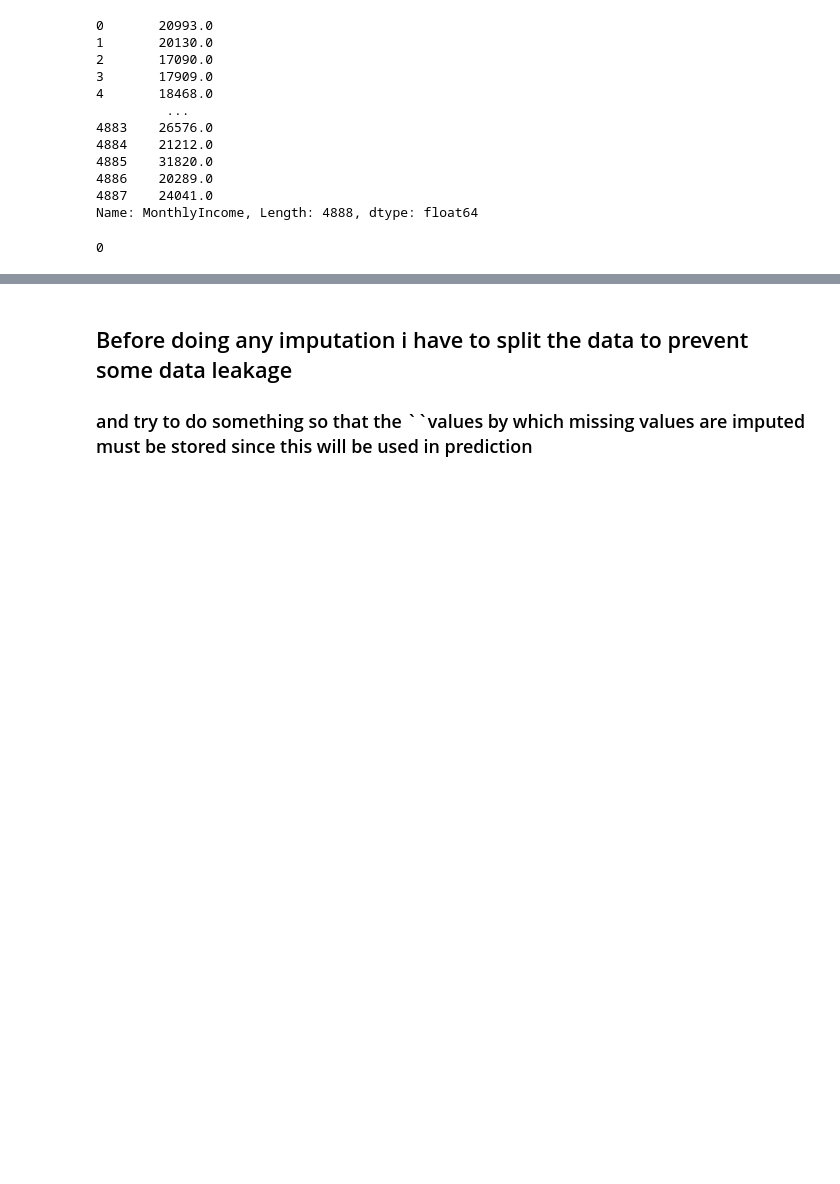
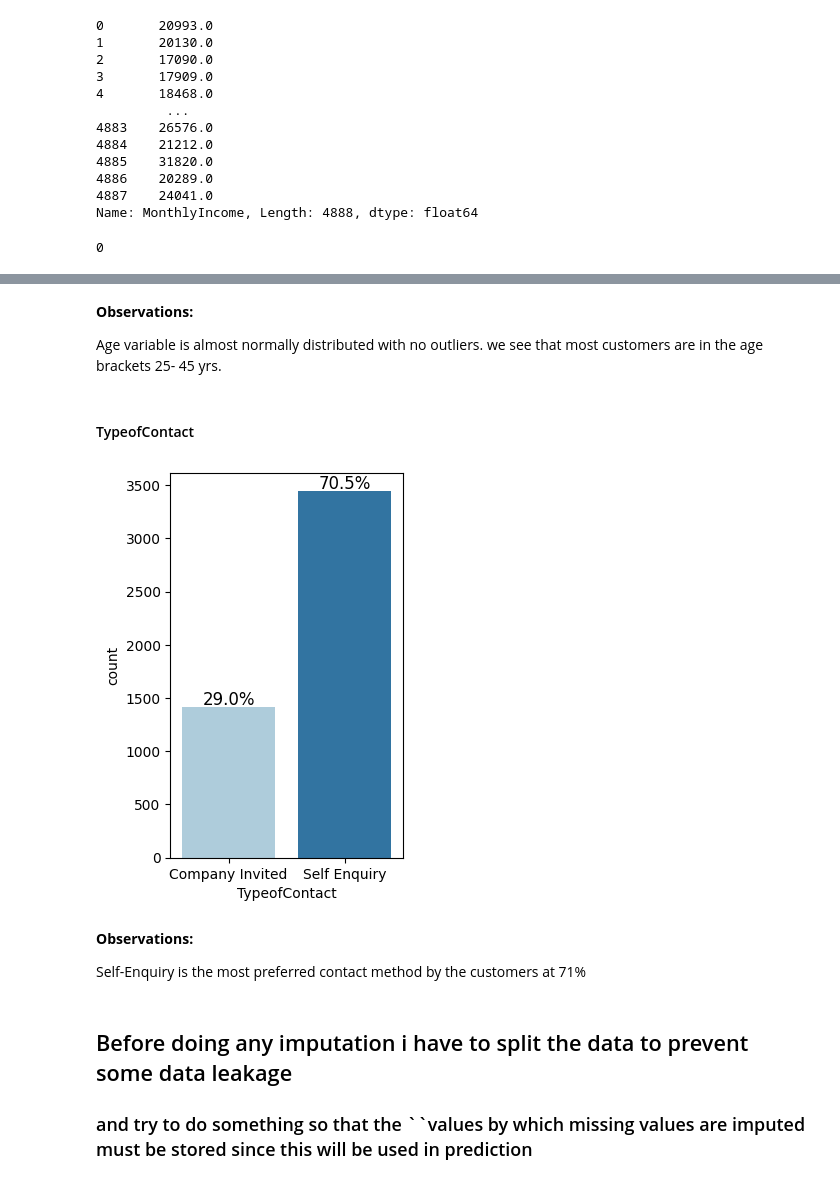
Before and after one commit to Kirtimaanwani/Travel-package-purchase-prediction, a Jupyter notebook: notebooks/problem-statement-and-EDA.ipynb, the cells around one changed output, grey strips where cells are left out. Cells and saved outputs as stored; diff of their text form; code cells hidden in the pictures; blank space fills up the shorter version.

```diff
--- a/notebooks/problem-statement-and-EDA.ipynb
+++ b/notebooks/problem-statement-and-EDA.ipynb
@@ -438,3 +631,18 @@ df.groupby(["Designation"])["MonthlyIncome"].transform(lambda a: a.fillna(a.medi
+# %% [markdown]
+**Observations:**
+
+Age variable is almost normally distributed with no outliers. we see that most customers are in the age brackets 25- 45 yrs.
+# %% [markdown]
+#### TypeofContact
+# %%
+# use label_barplot function to plot the graph
+labeled_barplot(df,"TypeofContact",True,False)
+# %% [output]
+[figure, added]
+# %% [markdown]
+**Observations:**
+
+Self-Enquiry is the most preferred contact method by the customers at 71%
 # %% [markdown]
 ## Before doing any imputation  i have to split the data to prevent some data leakage
 ### and try to do something so that the ``values by which missing values are imputed must be stored since this will be used in prediction
```
Also changed, not shown: parts of 28 cells of this notebook.
